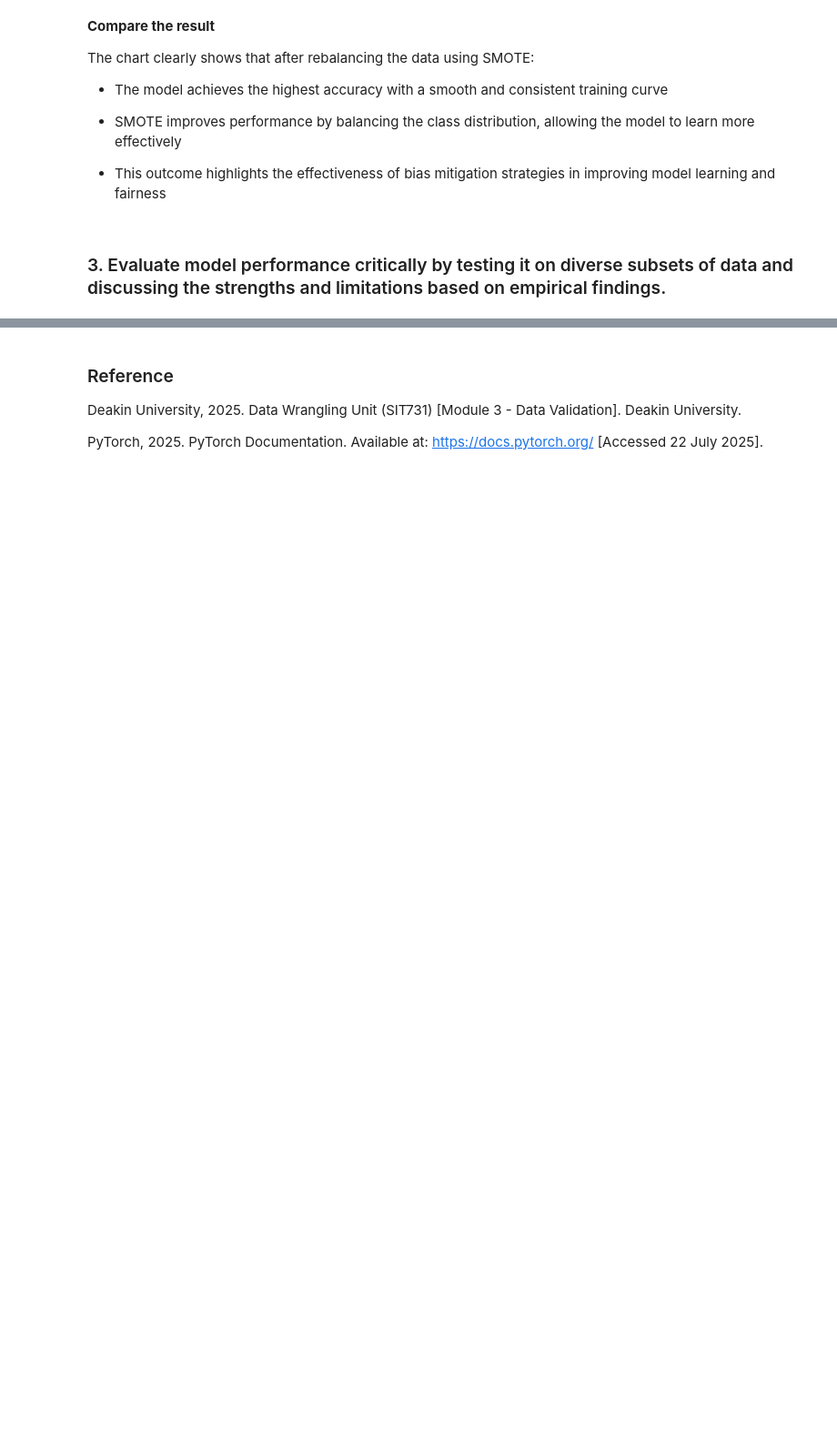
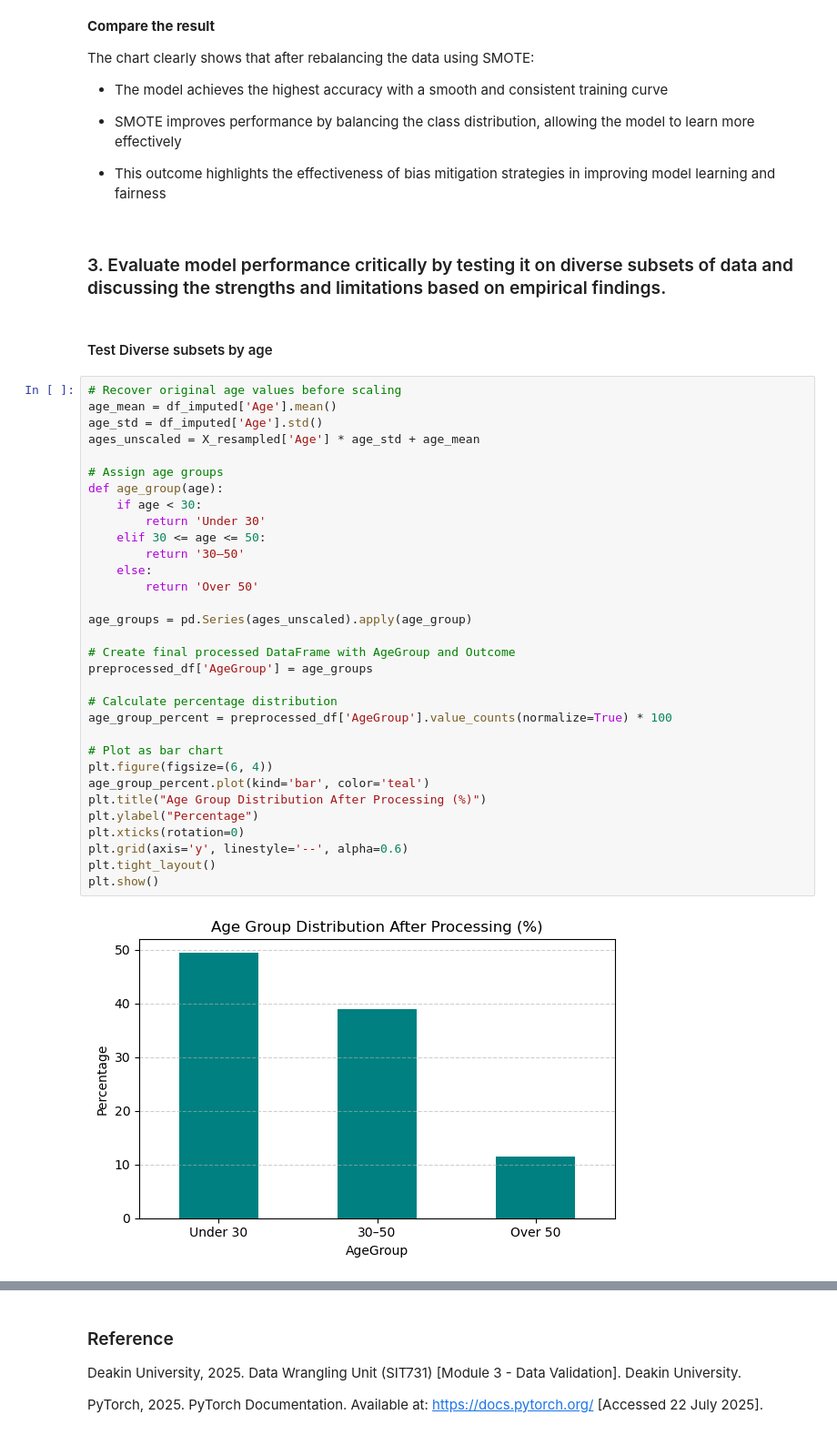
Before and after one commit to thongduong1990/SIT744-Deeplearning, a Jupyter notebook: assignment_1/223593948_SIT744_assignment1_solution.ipynb, the cells around one changed output, grey strips where cells are left out. Shown at 91% size. Saved outputs shown, nothing was run; the diff lists cells and outputs as text; blank space fills up the shorter version.

```diff
--- a/assignment_1/223593948_SIT744_assignment1_solution.ipynb
+++ b/assignment_1/223593948_SIT744_assignment1_solution.ipynb
@@ -570,3 +570,39 @@ The chart clearly shows that after rebalancing the data using SMOTE:
 - This outcome highlights the effectiveness of bias mitigation strategies in improving model learning and fairness
 # %% [markdown]
 ### 3. Evaluate model performance critically by testing it on diverse subsets of data and discussing the strengths and limitations based on empirical findings.
+# %% [markdown]
+#### Test Diverse subsets by age
+# %%
+# Recover original age values before scaling
+age_mean = df_imputed['Age'].mean()
+age_std = df_imputed['Age'].std()
+ages_unscaled = X_resampled['Age'] * age_std + age_mean
+
+# Assign age groups
+def age_group(age):
+    if age < 30:
+        return 'Under 30'
+    elif 30 <= age <= 50:
+        return '30–50'
+    else:
+        return 'Over 50'
+
+age_groups = pd.Series(ages_unscaled).apply(age_group)
+
+# Create final processed DataFrame with AgeGroup and Outcome
+preprocessed_df['AgeGroup'] = age_groups
+
+# Calculate percentage distribution
+age_group_percent = preprocessed_df['AgeGroup'].value_counts(normalize=True) * 100
+
+# Plot as bar chart
+plt.figure(figsize=(6, 4))
+age_group_percent.plot(kind='bar', color='teal')
+plt.title("Age Group Distribution After Processing (%)")
+plt.ylabel("Percentage")
+plt.xticks(rotation=0)
+plt.grid(axis='y', linestyle='--', alpha=0.6)
+plt.tight_layout()
+plt.show()
+# %% [output]
+[figure, added]
```
Also changed, not shown: parts of 3 cells of this notebook, 2 other files.
